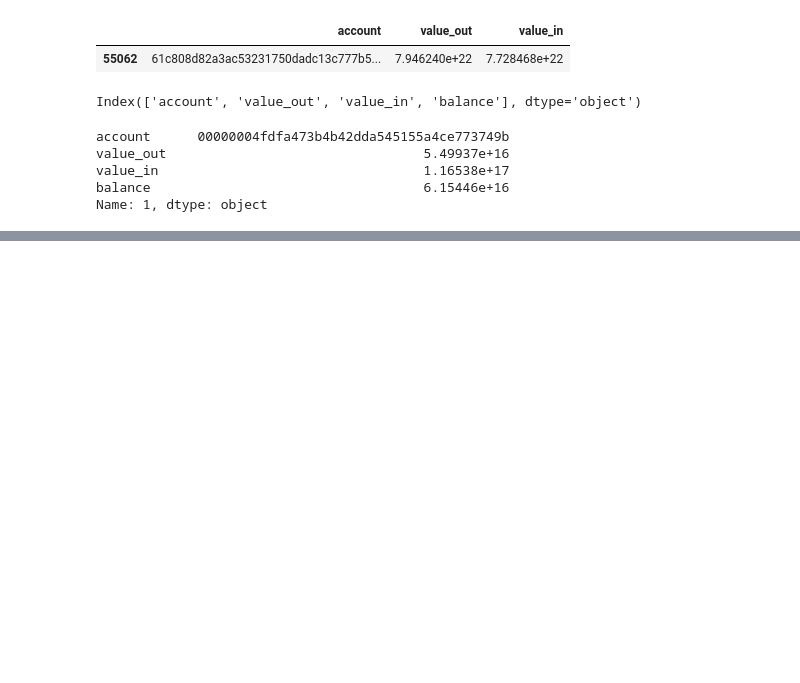
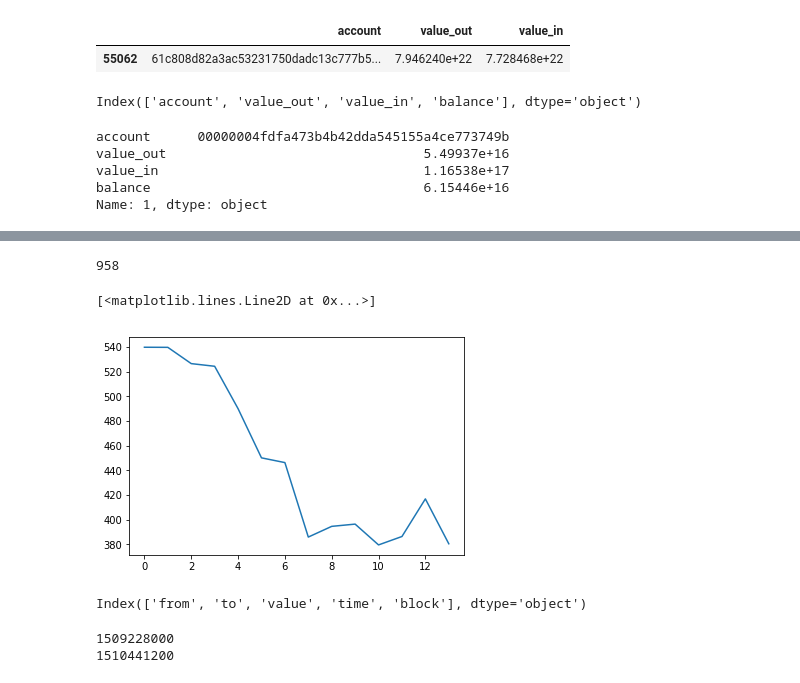
Before and after one commit to Sandipan99/Ethereum, a Jupyter notebook: EthereumExternalEffects.ipynb, the cells around one changed output, grey strips where cells are left out. Saved outputs shown, nothing was run; the diff lists cells and outputs as text; code cells hidden in the pictures; blank space fills up the shorter version.

```diff
--- a/EthereumExternalEffects.ipynb
+++ b/EthereumExternalEffects.ipynb
@@ -716,0 +708,8 @@ def create_graph_2(df):
+# %%
+x = index[200]
+print (x)
+plt.plot(all_series[x])
+# %% [output]
+958
+[<matplotlib.lines.Line2D at 0x...>]
+[figure, added]
@@ -716,0 +720,9 @@ def create_graph_2(df):
+# %%
+all_transactions.columns
+# %% [output]
+Index(['from', 'to', 'value', 'time', 'block'], dtype='object')
+# %%
+df_trans = filterTransactionsbyDate('2017-10-29','2017-11-12')
+# %% [output]
+1509228000
+1510441200
```
Also changed, not shown: parts of 11 cells of this notebook.
